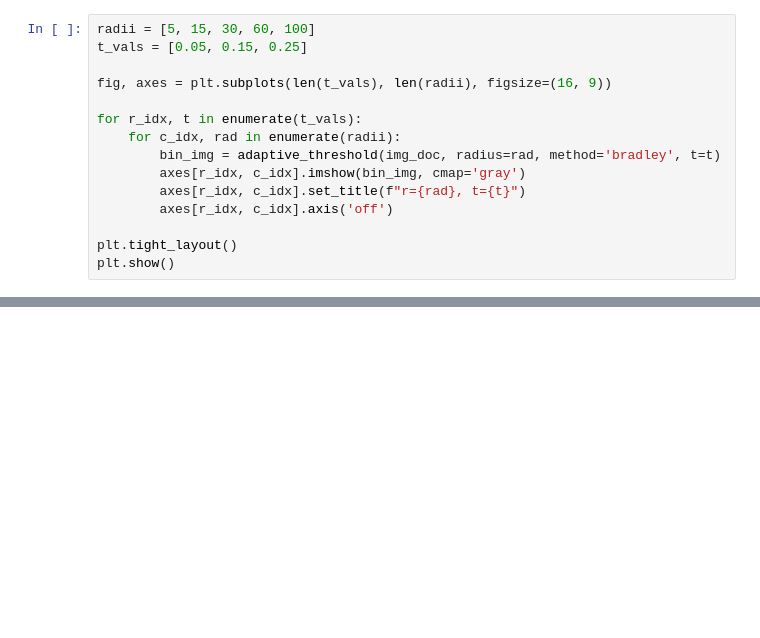
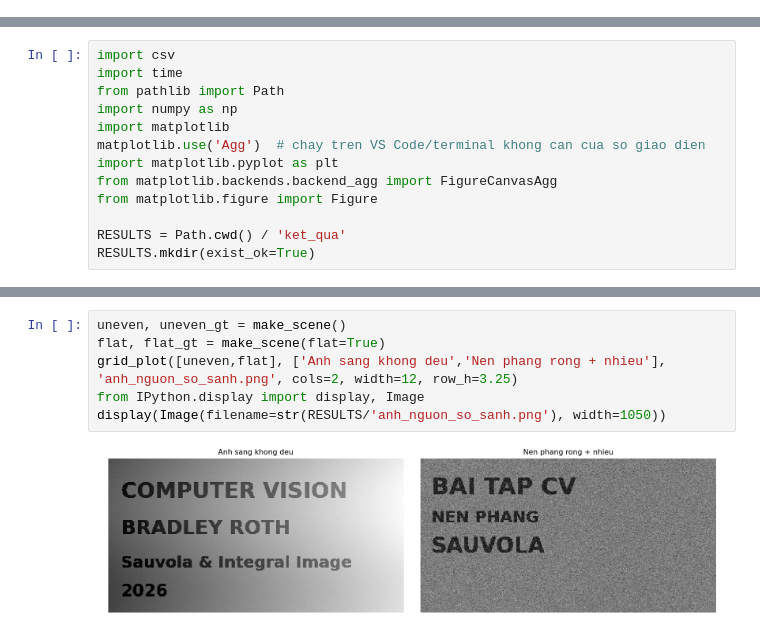
Before and after one commit to t-minhquan/Computer_vision_LAB1, a Jupyter notebook: notebooks/02_integral_experiments.ipynb, the cells around one changed output, grey strips where cells are left out. Drawn from its saved outputs; the diff is of its cells as text; blank space fills up the shorter version.

```diff
--- a/notebooks/02_integral_experiments.ipynb
+++ b/notebooks/02_integral_experiments.ipynb
@@ -42,15 +0,0 @@ plt.show()
-# %%
-radii = [5, 15, 30, 60, 100]
-t_vals = [0.05, 0.15, 0.25]
-
-fig, axes = plt.subplots(len(t_vals), len(radii), figsize=(16, 9))
-
-for r_idx, t in enumerate(t_vals):
-    for c_idx, rad in enumerate(radii):
-        bin_img = adaptive_threshold(img_doc, radius=rad, method='bradley', t=t)
-        axes[r_idx, c_idx].imshow(bin_img, cmap='gray')
-        axes[r_idx, c_idx].set_title(f"r={rad}, t={t}")
-        axes[r_idx, c_idx].axis('off')
-
-plt.tight_layout()
-plt.show()
@@ -158,0 +42,13 @@ plt.show()
+# %%
+import csv
+import time
+from pathlib import Path
+import numpy as np
+import matplotlib
+matplotlib.use('Agg')  # chay tren VS Code/terminal khong can cua so giao dien
+import matplotlib.pyplot as plt
+from matplotlib.backends.backend_agg import FigureCanvasAgg
+from matplotlib.figure import Figure
+
+RESULTS = Path.cwd() / 'ket_qua'
+RESULTS.mkdir(exist_ok=True)
@@ -158,0 +244,8 @@ plt.show()
+# %%
+uneven, uneven_gt = make_scene()
+flat, flat_gt = make_scene(flat=True)
+grid_plot([uneven,flat], ['Anh sang khong deu','Nen phang rong + nhieu'], 'anh_nguon_so_sanh.png', cols=2, width=12, row_h=3.25)
+from IPython.display import display, Image
+display(Image(filename=str(RESULTS/'anh_nguon_so_sanh.png'), width=1050))
+# %% [output]
+[figure, added]
```
Also changed, not shown: parts of 32 cells of this notebook, 2 other files.
